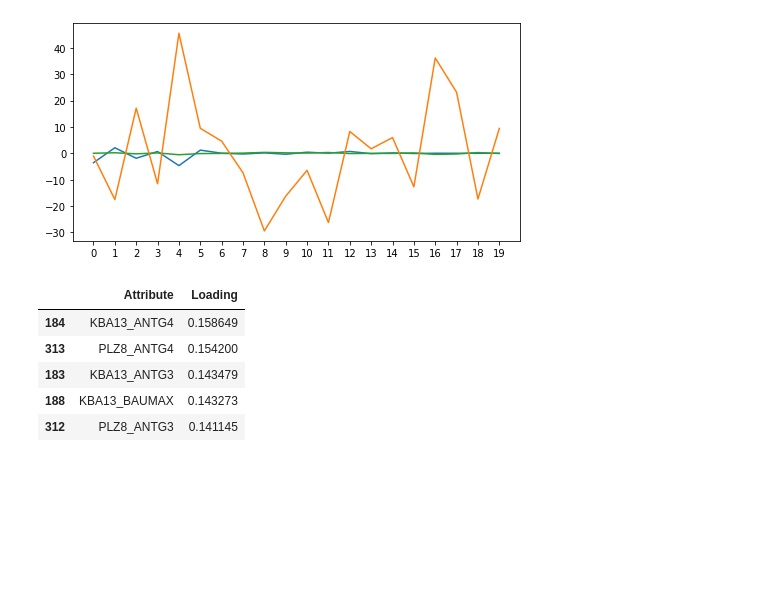
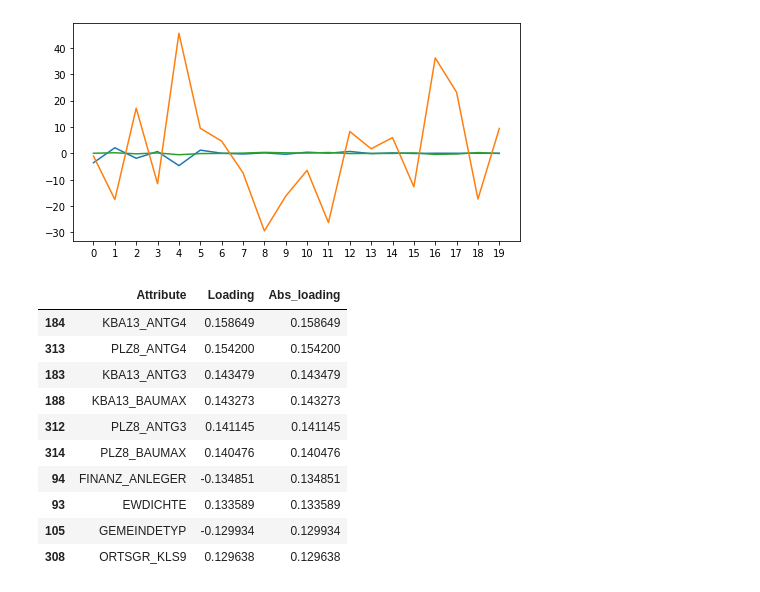
Before and after one commit to jackie-sun7/Udacity-Arvato-Project, a Jupyter notebook: Customer Segment.ipynb, the cells around one changed output. Drawn from its saved outputs; the diff is of its cells as text; code cells hidden in the pictures; blank space fills up the shorter version.

```diff
--- a/Customer Segment.ipynb
+++ b/Customer Segment.ipynb
@@ -226,13 +226,19 @@ for group_number in [0, 6, 10]:
 # %%
 component_number = 4
 pd.DataFrame({
     'Attribute': [col for col in df.columns if col not in ['LNR', 'y' ]],
-    'Loading': abs(pca.components_.T[:, component_number])
-}).sort_values(by='Loading', ascending=False).head()
+    'Loading': pca.components_.T[:, component_number],
+    'Abs_loading': abs(pca.components_.T[:, component_number])
+}).sort_values(by='Abs_loading', ascending=False).head(10)
 # %% [output]
-|  | Attribute | Loading |
-| 184 | KBA13_ANTG4 | 0.158649 |
-| 313 | PLZ8_ANTG4 | 0.154200 |
-| 183 | KBA13_ANTG3 | 0.143479 |
-| 188 | KBA13_BAUMAX | 0.143273 |
-| 312 | PLZ8_ANTG3 | 0.141145 |
+|  | Attribute | Loading | Abs_loading |
+| 184 | KBA13_ANTG4 | 0.158649 | 0.158649 |
+| 313 | PLZ8_ANTG4 | 0.154200 | 0.154200 |
+| 183 | KBA13_ANTG3 | 0.143479 | 0.143479 |
+| 188 | KBA13_BAUMAX | 0.143273 | 0.143273 |
+| 312 | PLZ8_ANTG3 | 0.141145 | 0.141145 |
+| 314 | PLZ8_BAUMAX | 0.140476 | 0.140476 |
+| 94 | FINANZ_ANLEGER | -0.134851 | 0.134851 |
+| 93 | EWDICHTE | 0.133589 | 0.133589 |
+| 105 | GEMEINDETYP | -0.129934 | 0.129934 |
+| 308 | ORTSGR_KLS9 | 0.129638 | 0.129638 |
```
Also changed, not shown: parts of 1 cell of this notebook, 2 other files.
